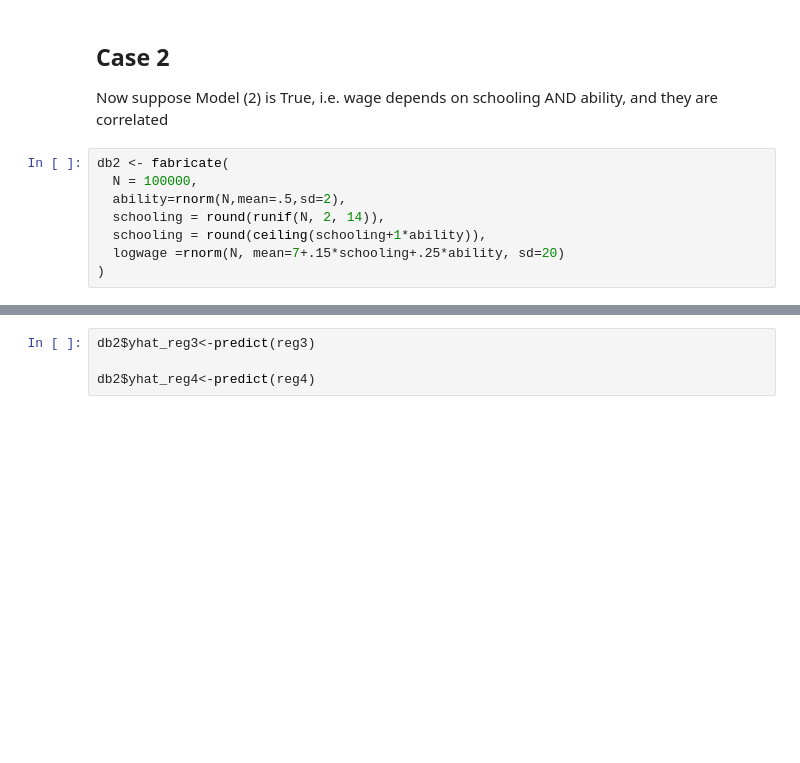
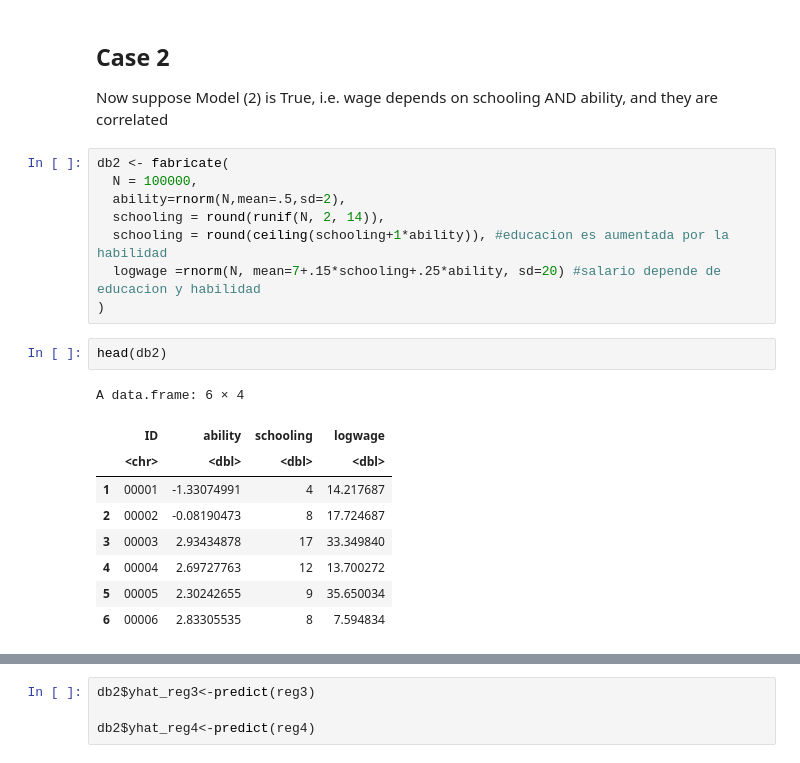
Before and after one commit to ignaciomsarmiento/BDML_SS, a Jupyter notebook: Lecture02/Codigo_SS02.ipynb, the cells around one changed output, grey strips where cells are left out. Saved outputs shown, nothing was run; the diff lists cells and outputs as text; blank space fills up the shorter version.

```diff
--- a/Lecture02/Codigo_SS02.ipynb
+++ b/Lecture02/Codigo_SS02.ipynb
@@ -169,9 +282,21 @@ db2 <- fabricate(
   N = 100000,
   ability=rnorm(N,mean=.5,sd=2),
   schooling = round(runif(N, 2, 14)),
-  schooling = round(ceiling(schooling+1*ability)),
-  logwage =rnorm(N, mean=7+.15*schooling+.25*ability, sd=20)
+  schooling = round(ceiling(schooling+1*ability)), #educacion es aumentada por la habilidad
+  logwage =rnorm(N, mean=7+.15*schooling+.25*ability, sd=20) #salario depende de educacion y habilidad
 )
+# %%
+head(db2)
+# %% [output]
+A data.frame: 6 × 4
+|  | ID | ability | schooling | logwage |
+|  | <chr> | <dbl> | <dbl> | <dbl> |
+| 1 | 00001 | -1.33074991 | 4 | 14.217687 |
+| 2 | 00002 | -0.08190473 | 8 | 17.724687 |
+| 3 | 00003 | 2.93434878 | 17 | 33.349840 |
+| 4 | 00004 | 2.69727763 | 12 | 13.700272 |
+| 5 | 00005 | 2.30242655 | 9 | 35.650034 |
+| 6 | 00006 | 2.83305535 | 8 | 7.594834 |
 # %%
 reg3<-lm(logwage~schooling,db2)
 
```
Also changed, not shown: parts of 21 cells of this notebook.
